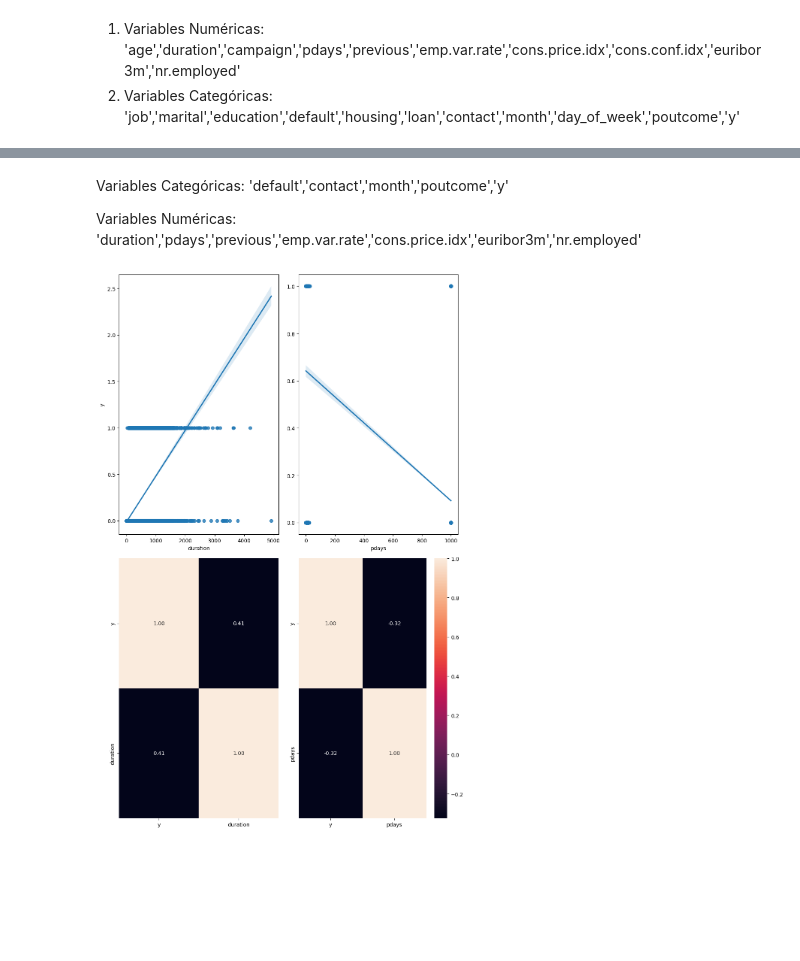
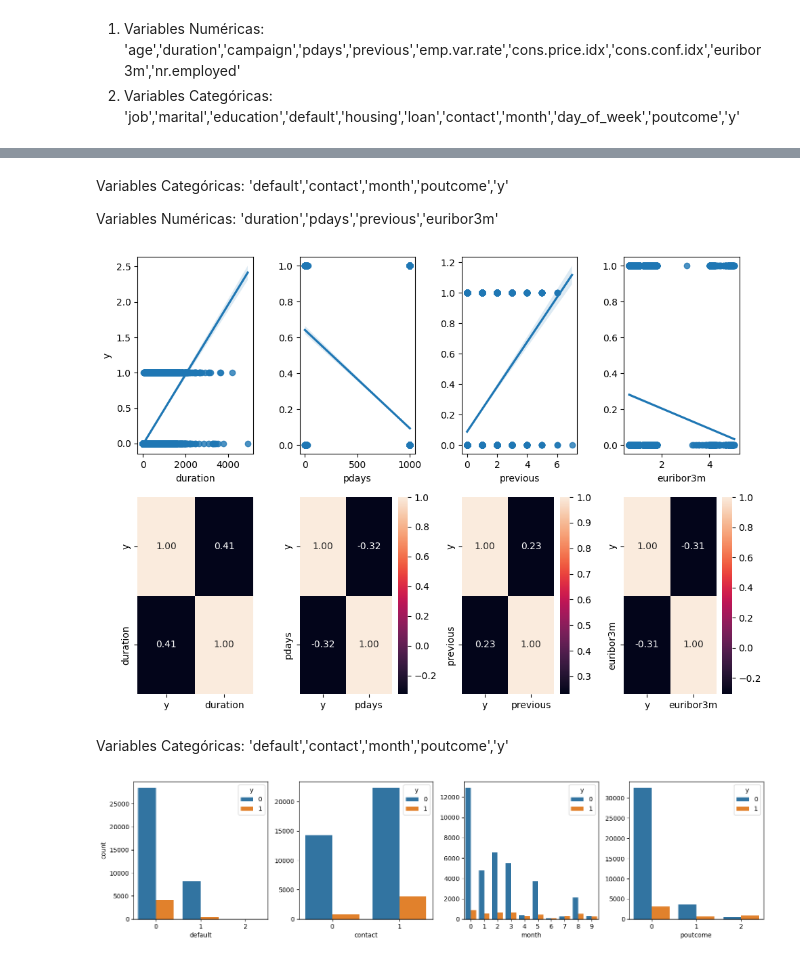
Before and after one commit to diegomacaya/regresion_logistica, a Jupyter notebook: src/explore.ipynb, the cells around one changed output, grey strips where cells are left out. Drawn from its saved outputs; the diff is of its cells as text; code cells hidden in the pictures; blank space fills up the shorter version.

```diff
--- a/src/explore.ipynb
+++ b/src/explore.ipynb
@@ -48,7 +48,7 @@ memory usage: 6.6+ MB
 1. Variables Numéricas: 'age','duration','campaign','pdays','previous','emp.var.rate','cons.price.idx','cons.conf.idx','euribor3m','nr.employed'
 2. Variables Categóricas: 'job','marital','education','default','housing','loan','contact','month','day_of_week','poutcome','y'
 # %%
-#Eliminar información irrelevante, elementos que correlacionados a y(tomar deposito) es menor a 0,1
-df.drop(["age", "marital", "job", "education",'housing','loan','day_of_week','campaign','cons.conf.idx'], axis = 1, inplace = True)
+#Eliminar información irrelevante, elementos que correlacionados a y(tomar deposito) es menor a 0,1  y tambien los indicadores economicos que están fuertemente relacionados con la euribor (tasa de interes)
+df.drop(["age", "marital", "job", "education",'housing','loan','day_of_week','campaign','cons.conf.idx','emp.var.rate','cons.price.idx','nr.employed'], axis = 1, inplace = True)
 df.head()
 # %% [output]
@@ -125,22 +117,49 @@ plt.show()
 # %% [markdown]
 Variables Categóricas: 'default','contact','month','poutcome','y'
 
-Variables Numéricas: 'duration','pdays','previous','emp.var.rate','cons.price.idx','euribor3m','nr.employed'
+Variables Numéricas: 'duration','pdays','previous','euribor3m'
 # %%
-#Toma deposito (y) - (duration,pdays)
+#Paso 4: Análisis de variables multivariadas
+#Análisis numérico-numérico
+#Toma deposito (y) - (duration,pdays,previous,euribor3m)
 df["y"] = pd.factorize(df["y"])[0]
-fig, axis = plt.subplots(2, 2, figsize = (10, 15))
+fig, axis = plt.subplots(2, 4, figsize = (10, 7))
 
 # Crear un diagrama de dispersión múltiple
 sns.regplot(ax = axis[0, 0], data = df, x = "duration", y = "y")
 sns.heatmap(df[["y", "duration"]].corr(), annot = True, fmt = ".2f", ax = axis[1, 0], cbar = False)
 sns.regplot(ax = axis[0, 1], data = df, x = "pdays", y = "y").set(ylabel=None)
 sns.heatmap(df[["y", "pdays"]].corr(), annot = True, fmt = ".2f", ax = axis[1, 1])
+sns.regplot(ax = axis[0, 2], data = df, x = "previous", y = "y").set(ylabel=None)
+sns.heatmap(df[["y", "previous"]].corr(), annot = True, fmt = ".2f", ax = axis[1, 2])
+sns.regplot(ax = axis[0, 3], data = df, x = "euribor3m", y = "y").set(ylabel=None)
+sns.heatmap(df[["y", "euribor3m"]].corr(), annot = True, fmt = ".2f", ax = axis[1, 3])
 
 # Ajustar el layout
 plt.tight_layout()
 
 # Mostrar el plot
 plt.show()
 # %% [output]
-[figure, old version]
+[figure, new version]
+# %% [markdown]
+Variables Categóricas: 'default','contact','month','poutcome','y'
+# %%
+#Análisis categórico-categórico
+fig, axis = plt.subplots(2, 4, figsize = (15, 7))
+
+sns.countplot(ax = axis[0, 0], data = df, x = "default", hue = "y")
+sns.countplot(ax = axis[0, 1], data = df, x = "contact", hue = "y").set(ylabel = None)
+sns.countplot(ax = axis[0, 2], data = df, x = "month", hue = "y").set(ylabel = None)
+sns.countplot(ax = axis[0, 3], data = df, x = "poutcome", hue = "y").set(ylabel = None)
+
+fig.delaxes(axis[1, 0])
+fig.delaxes(axis[1, 1])
+fig.delaxes(axis[1, 2])
+fig.delaxes(axis[1, 3])
+
+plt.tight_layout()
+
+plt.show()
+# %% [output]
+[figure, added]
```
Also changed, not shown: parts of 12 cells of this notebook.
